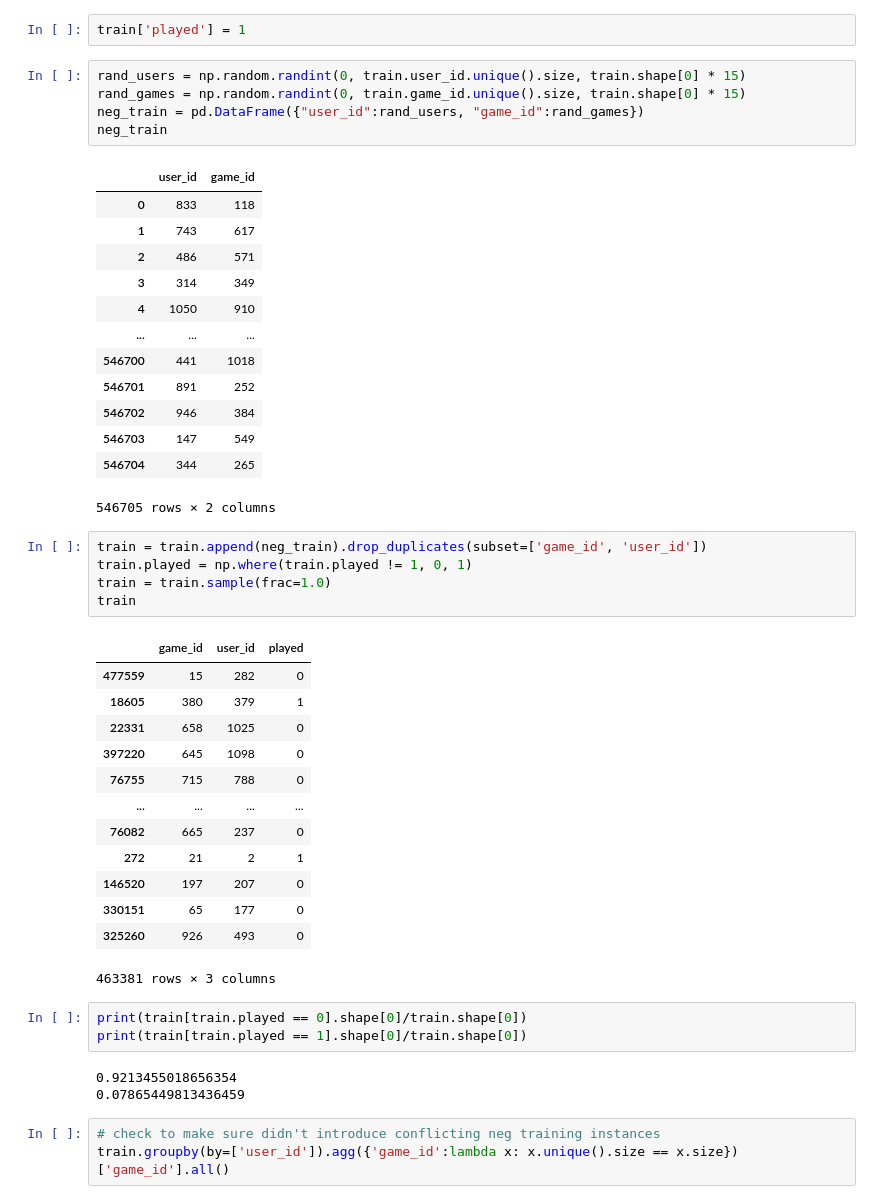
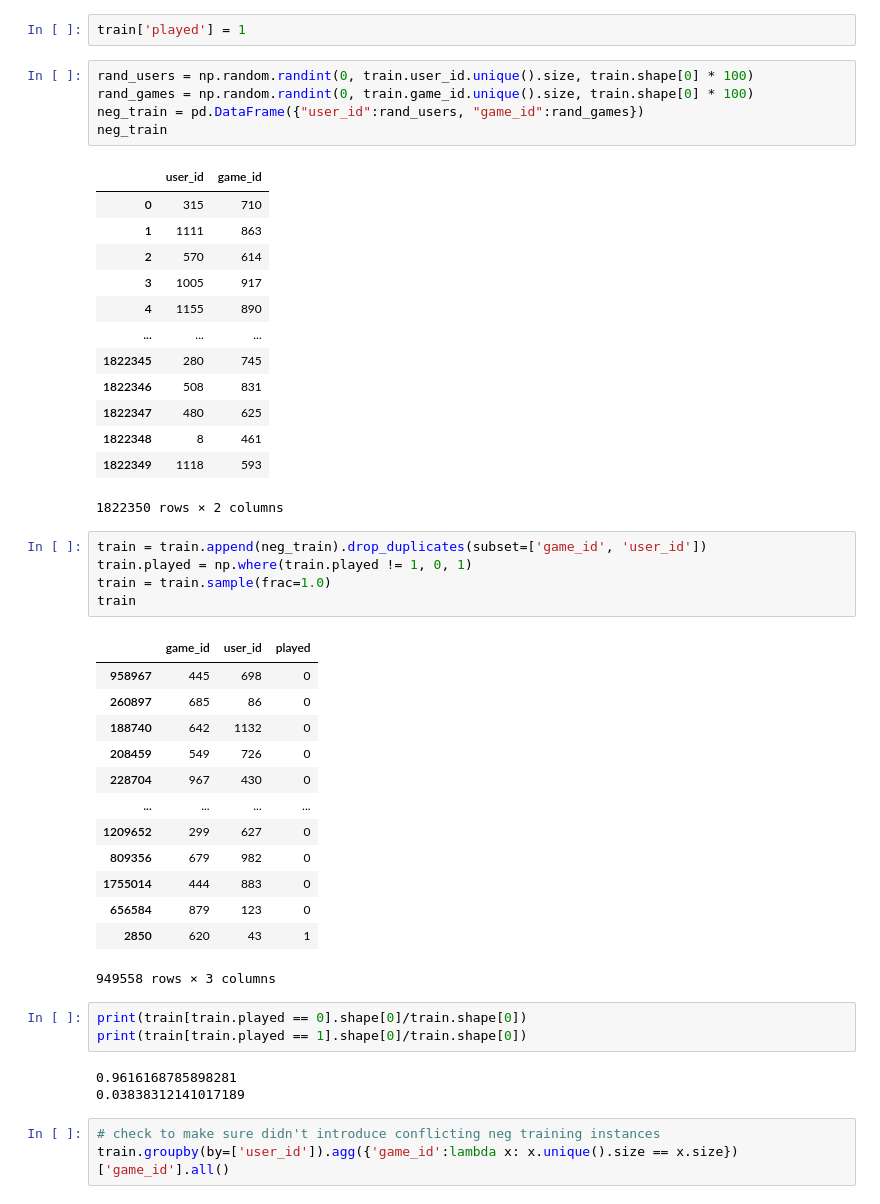
Before and after one commit to chris-gomes/steam-game-recommendations, a Jupyter notebook: NCF.ipynb, the cells around one changed output. Drawn from its saved outputs; the diff is of its cells as text.

```diff
--- a/NCF.ipynb
+++ b/NCF.ipynb
@@ -28,24 +28,24 @@ game_coding = pd.read_csv("data\\game-coding.csv")
 # %%
 train['played'] = 1
 # %%
-rand_users = np.random.randint(0, train.user_id.unique().size, train.shape[0] * 15)
-rand_games = np.random.randint(0, train.game_id.unique().size, train.shape[0] * 15)
+rand_users = np.random.randint(0, train.user_id.unique().size, train.shape[0] * 100)
+rand_games = np.random.randint(0, train.game_id.unique().size, train.shape[0] * 100)
 neg_train = pd.DataFrame({"user_id":rand_users, "game_id":rand_games})
 neg_train
 # %% [output]
 |  | user_id | game_id |
-| 0 | 833 | 118 |
-| 1 | 743 | 617 |
-| 2 | 486 | 571 |
-| 3 | 314 | 349 |
-| 4 | 1050 | 910 |
+| 0 | 315 | 710 |
+| 1 | 1111 | 863 |
+| 2 | 570 | 614 |
+| 3 | 1005 | 917 |
+| 4 | 1155 | 890 |
 | ... | ... | ... |
-| 546700 | 441 | 1018 |
-| 546701 | 891 | 252 |
-| 546702 | 946 | 384 |
-| 546703 | 147 | 549 |
-| 546704 | 344 | 265 |
+| 1822345 | 280 | 745 |
+| 1822346 | 508 | 831 |
+| 1822347 | 480 | 625 |
+| 1822348 | 8 | 461 |
+| 1822349 | 1118 | 593 |
-546705 rows × 2 columns
+1822350 rows × 2 columns
 # %%
 train = train.append(neg_train).drop_duplicates(subset=['game_id', 'user_id'])
 train.played = np.where(train.played != 1, 0, 1)
@@ -53,24 +53,24 @@ train = train.sample(frac=1.0)
 train
 # %% [output]
 |  | game_id | user_id | played |
-| 477559 | 15 | 282 | 0 |
-| 18605 | 380 | 379 | 1 |
-| 22331 | 658 | 1025 | 0 |
-| 397220 | 645 | 1098 | 0 |
-| 76755 | 715 | 788 | 0 |
+| 958967 | 445 | 698 | 0 |
+| 260897 | 685 | 86 | 0 |
+| 188740 | 642 | 1132 | 0 |
+| 208459 | 549 | 726 | 0 |
+| 228704 | 967 | 430 | 0 |
 | ... | ... | ... | ... |
-| 76082 | 665 | 237 | 0 |
-| 272 | 21 | 2 | 1 |
-| 146520 | 197 | 207 | 0 |
-| 330151 | 65 | 177 | 0 |
-| 325260 | 926 | 493 | 0 |
+| 1209652 | 299 | 627 | 0 |
+| 809356 | 679 | 982 | 0 |
+| 1755014 | 444 | 883 | 0 |
+| 656584 | 879 | 123 | 0 |
+| 2850 | 620 | 43 | 1 |
-463381 rows × 3 columns
+949558 rows × 3 columns
 # %%
 print(train[train.played == 0].shape[0]/train.shape[0])
 print(train[train.played == 1].shape[0]/train.shape[0])
 # %% [output]
-0.9213455018656354
-0.07865449813436459
+0.9616168785898281
+0.03838312141017189
 # %%
 # check to make sure didn't introduce conflicting neg training instances
 train.groupby(by=['user_id']).agg({'game_id':lambda x: x.unique().size == x.size})['game_id'].all()
```
Also changed, not shown: parts of 15 cells of this notebook, 1 other file.
